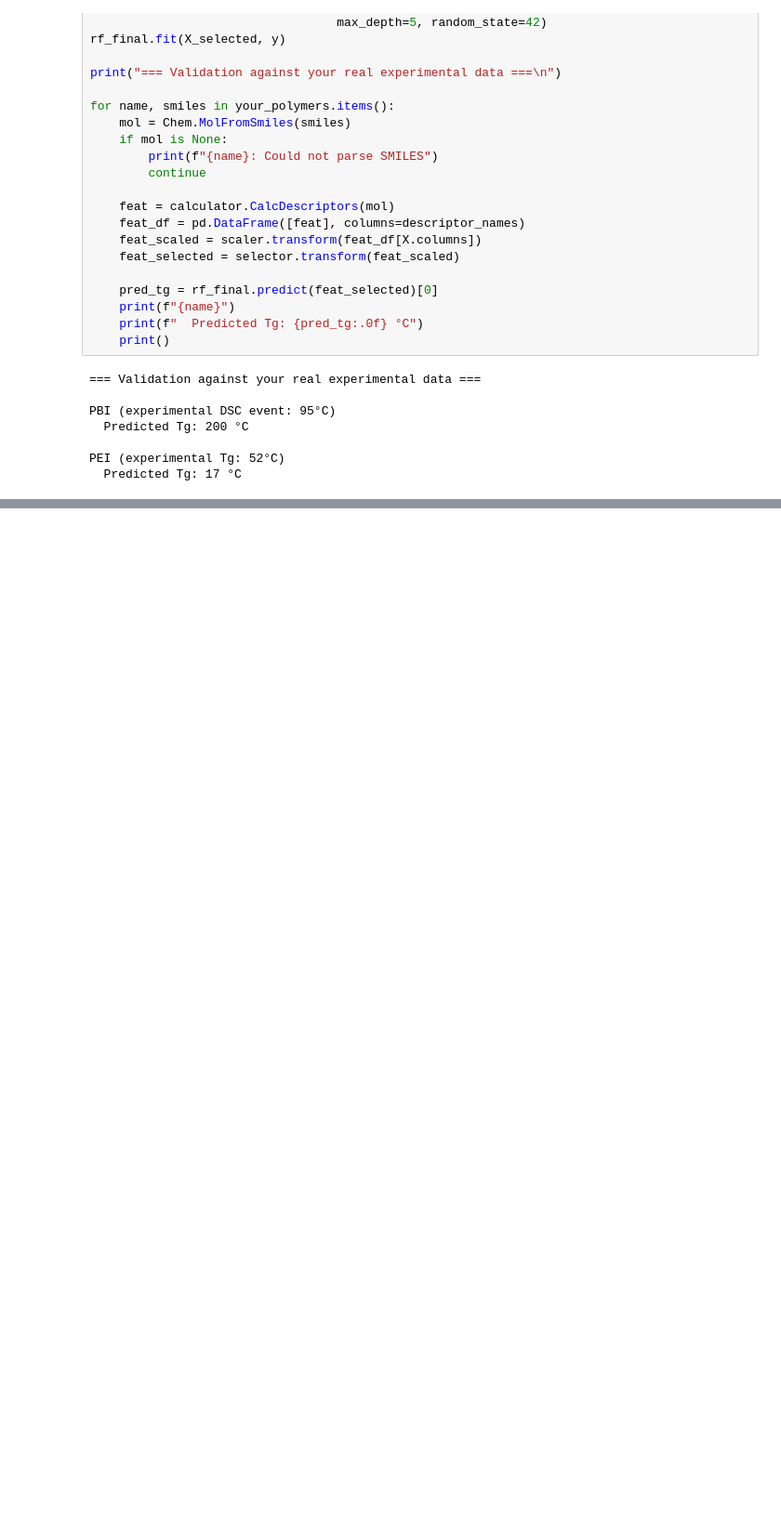
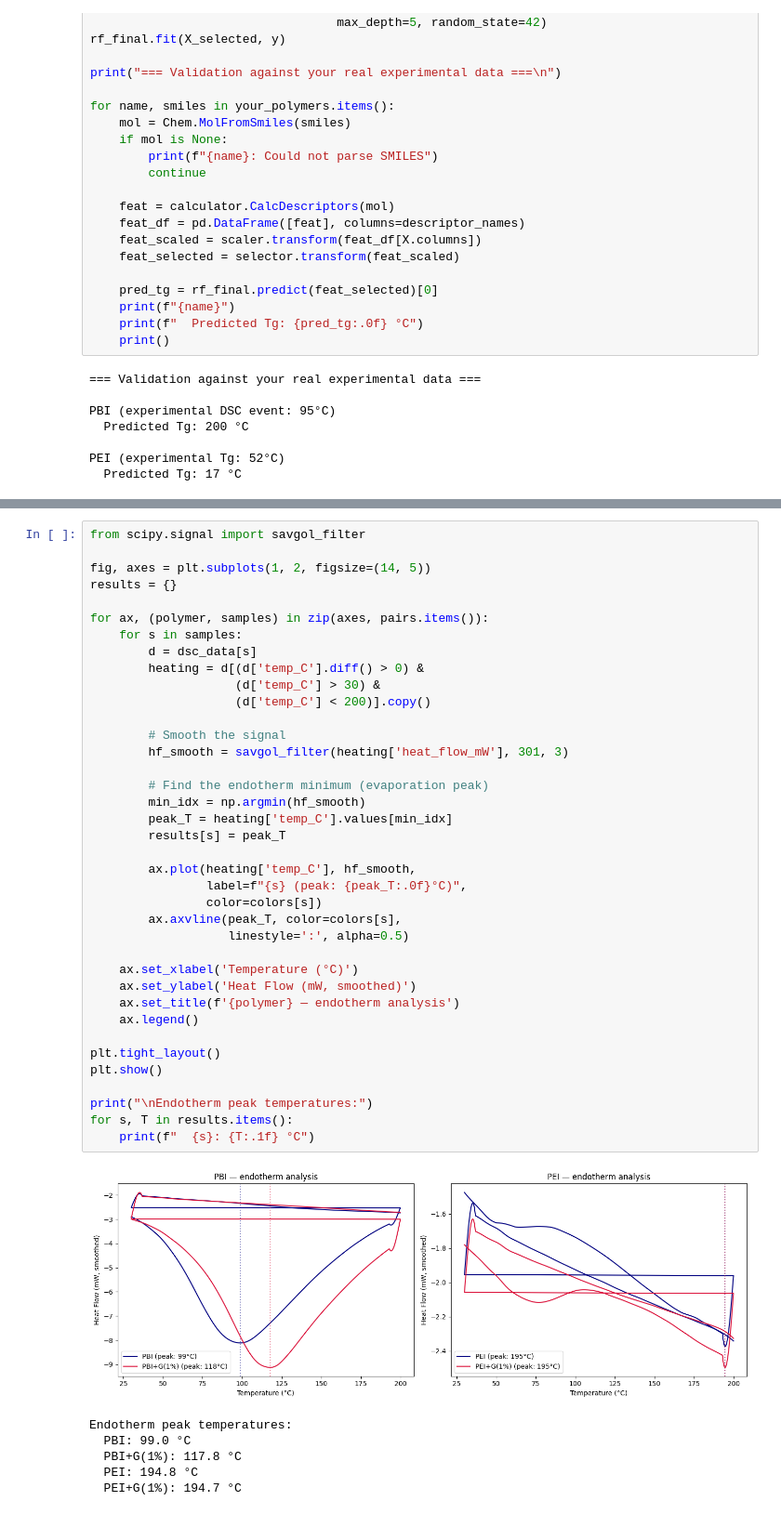
Before and after one commit to fatema-material-AI/band-gap-prediction-ml, a Jupyter notebook: Polymer_Tg_Prediction.ipynb, the cells around one changed output, grey strips where cells are left out. Shown at 93% size. Drawn from its saved outputs; the diff is of its cells as text; blank space fills up the shorter version.

```diff
--- a/Polymer_Tg_Prediction.ipynb
+++ b/Polymer_Tg_Prediction.ipynb
@@ -223,0 +328,45 @@ PEI (experimental Tg: 52°C)
+# %%
+from scipy.signal import savgol_filter
+
+fig, axes = plt.subplots(1, 2, figsize=(14, 5))
+results = {}
+
+for ax, (polymer, samples) in zip(axes, pairs.items()):
+    for s in samples:
+        d = dsc_data[s]
+        heating = d[(d['temp_C'].diff() > 0) &
+                    (d['temp_C'] > 30) &
+                    (d['temp_C'] < 200)].copy()
+
+        # Smooth the signal
+        hf_smooth = savgol_filter(heating['heat_flow_mW'], 301, 3)
+
+        # Find the endotherm minimum (evaporation peak)
+        min_idx = np.argmin(hf_smooth)
+        peak_T = heating['temp_C'].values[min_idx]
+        results[s] = peak_T
+
+        ax.plot(heating['temp_C'], hf_smooth,
+                label=f"{s} (peak: {peak_T:.0f}°C)",
+                color=colors[s])
+        ax.axvline(peak_T, color=colors[s],
+                   linestyle=':', alpha=0.5)
+
+    ax.set_xlabel('Temperature (°C)')
+    ax.set_ylabel('Heat Flow (mW, smoothed)')
+    ax.set_title(f'{polymer} — endotherm analysis')
+    ax.legend()
+
+plt.tight_layout()
+plt.show()
+
+print("\nEndotherm peak temperatures:")
+for s, T in results.items():
+    print(f"  {s}: {T:.1f} °C")
+# %% [output]
+[figure, added]
+Endotherm peak temperatures:
+  PBI: 99.0 °C
+  PBI+G(1%): 117.8 °C
+  PEI: 194.8 °C
+  PEI+G(1%): 194.7 °C
```
Also changed, not shown: parts of 9 cells of this notebook.
